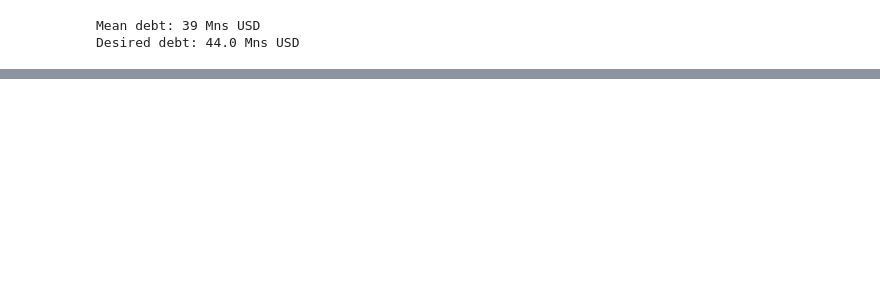
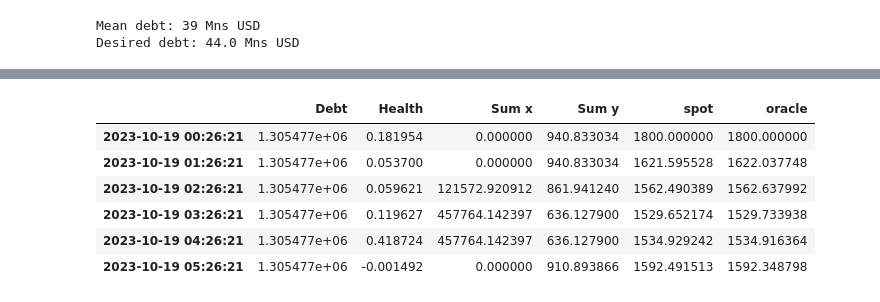
Before and after one commit to xenophonlabs/crvUSDrisk, a Jupyter notebook: play.ipynb, the cells around one changed output, grey strips where cells are left out. Cells and saved outputs as stored; diff of their text form; code cells hidden in the pictures; blank space fills up the shorter version.

```diff
--- a/play.ipynb
+++ b/play.ipynb
@@ -153,27 +131,0 @@ df['spot'].plot()
-# %%
-# Init external market liquidity for slippage calc
-ext_stable_liquidity = 2e16 # NOTE why 2M?
-ext_collat_liquidity = ext_stable_liquidity / BASE_PRICE
-ext_swap_fee = 0.005
-
-frame = 0
-# Run simulation
-for i, row in df.iterrows():
-    fn = f"./figs/big_test_{frame}.png"
-    print(i)
-
-    # Update oracle
-    ema_price = oracle.update(row['timestamp'], row['spot'])
-    df.loc[i, 'oracle'] = ema_price
-
-    # Update external liquidity
-    ext_collat_liquidity = ext_stable_liquidity / row['spot']
-
-    # Check for liquidations
-    liquidator.perform_liquidations(controller, ext_stable_liquidity, ext_collat_liquidity, ext_swap_fee)
-
-    # Check for arbitrage
-    liquidator.arbitrage(llamma, row['spot'], ext_stable_liquidity, ext_collat_liquidity, ext_swap_fee)
-    df.loc[i, 'liquidator_pnl'] = liquidator.pnl
-    llamma.plot_reserves(fn)
-    frame += 1
@@ -210,0 +230,10 @@ imageio.mimsave('./figs/big_test.gif', frames, fps=3)
+# %%
+df_user.join(df[['spot', 'oracle']])
+# %% [output]
+|  | Debt | Health | Sum x | Sum y | spot | oracle |
+| 2023-10-19 00:26:21 | 1.305477e+06 | 0.181954 | 0.000000 | 940.833034 | 1800.000000 | 1800.000000 |
+| 2023-10-19 01:26:21 | 1.305477e+06 | 0.053700 | 0.000000 | 940.833034 | 1621.595528 | 1622.037748 |
+| 2023-10-19 02:26:21 | 1.305477e+06 | 0.059621 | 121572.920912 | 861.941240 | 1562.490389 | 1562.637992 |
+| 2023-10-19 03:26:21 | 1.305477e+06 | 0.119627 | 457764.142397 | 636.127900 | 1529.652174 | 1529.733938 |
+| 2023-10-19 04:26:21 | 1.305477e+06 | 0.418724 | 457764.142397 | 636.127900 | 1534.929242 | 1534.916364 |
+| 2023-10-19 05:26:21 | 1.305477e+06 | -0.001492 | 0.000000 | 910.893866 | 1592.491513 | 1592.348798 |
```
Also changed, not shown: parts of 22 cells of this notebook, 39 other files.
